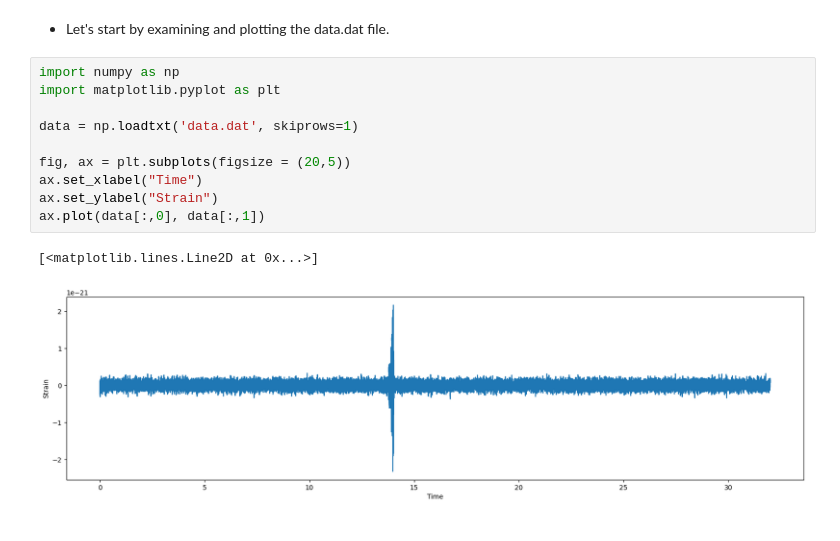
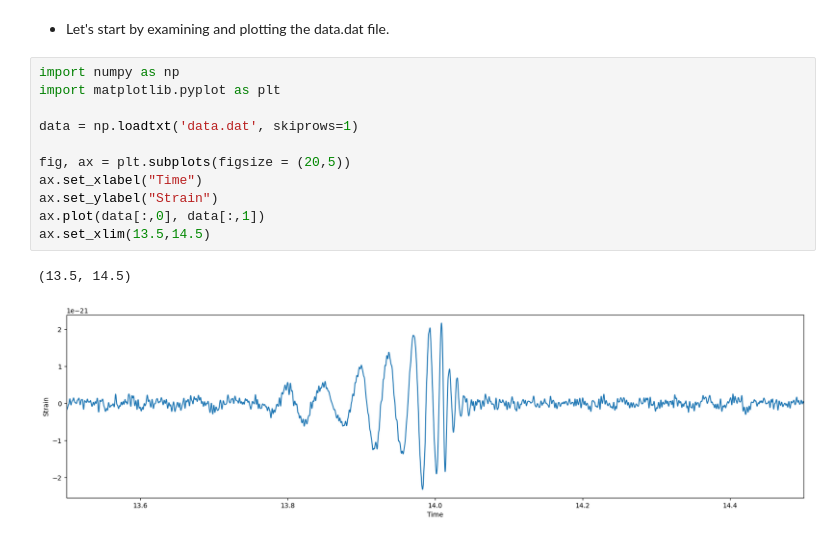
Before and after one commit to JoeyWee1/A5-Gravitational-Waves-QNM-Fitting-CW, a Jupyter notebook: solutions.ipynb, the cells around one changed output. Saved outputs shown, nothing was run; the diff lists cells and outputs as text.

```diff
--- a/solutions.ipynb
+++ b/solutions.ipynb
@@ -6,16 +6,17 @@
 # %%
 import numpy as np
 import matplotlib.pyplot as plt
 
 data = np.loadtxt('data.dat', skiprows=1)
 
 fig, ax = plt.subplots(figsize = (20,5))
 ax.set_xlabel("Time")
 ax.set_ylabel("Strain")
 ax.plot(data[:,0], data[:,1])
+ax.set_xlim(13.5,14.5)
 # %% [output]
-[<matplotlib.lines.Line2D at 0x...>]
+(13.5, 14.5)
-[figure, old version]
+[figure, new version]
 # %%
 import qnm
 qnm.download_data()
```
Also changed, not shown: parts of 5 cells of this notebook.
